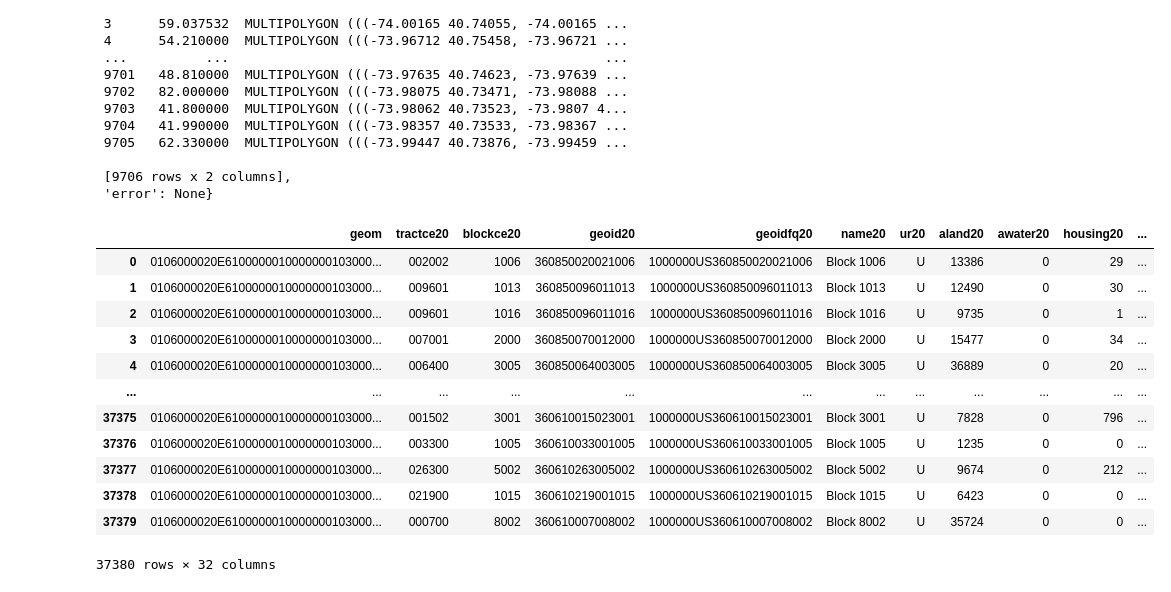
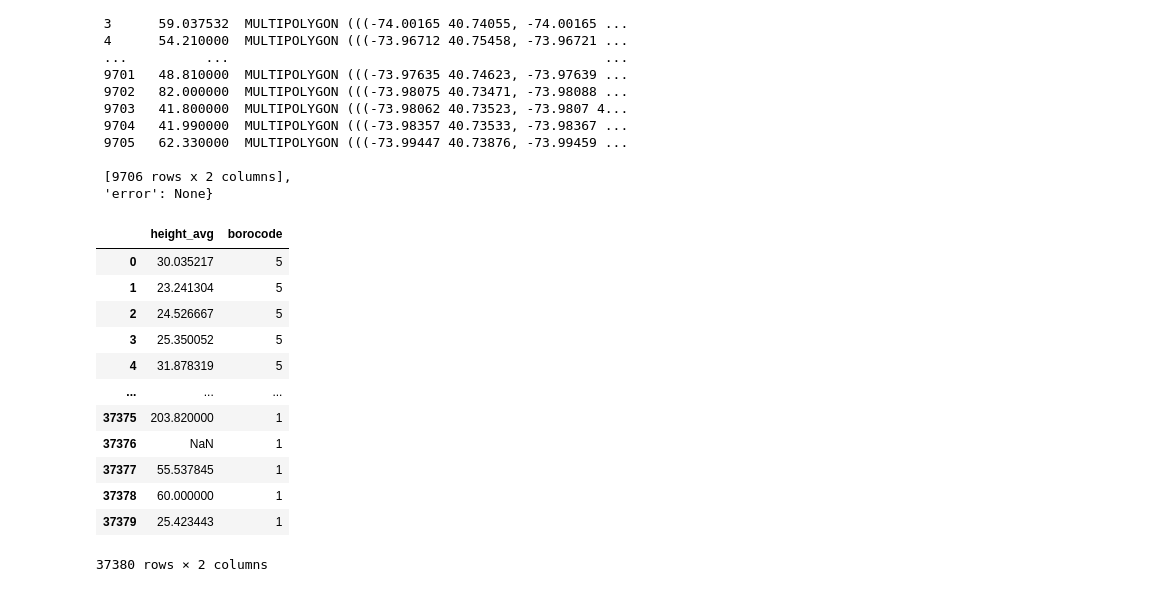
Before and after one commit to daegeun-kim/GeoEstateChat, a Jupyter notebook: notebooks/tests.ipynb, the cells around one changed output. Drawn from its saved outputs; the diff is of its cells as text; code cells hidden in the pictures.

```diff
--- a/notebooks/tests.ipynb
+++ b/notebooks/tests.ipynb
@@ -164,29 +164,29 @@ data retrieved from db
 # %%
 import pandas as pd
 from sqlalchemy import create_engine
 from dotenv import load_dotenv
 import os
 import geopandas as gpd
 
 load_dotenv(dotenv_path="../.env")
 
 DB_URL = os.getenv("db_url")
 engine = create_engine(DB_URL)
 
-sql = f"SELECT * FROM street_block"
+sql = f"SELECT height_avg, borocode FROM street_block"
 df = pd.read_sql(sql, con=engine)
 df
 # %% [output]
-|  | geom | tractce20 | blockce20 | geoid20 | geoidfq20 | name20 | ur20 | aland20 | awater20 | housing20 | ... |
-| 0 | 0106000020E6100000010000000103000... | 002002 | 1006 | 360850020021006 | 1000000US360850020021006 | Block 1006 | U | 13386 | 0 | 29 | ... |
-| 1 | 0106000020E6100000010000000103000... | 009601 | 1013 | 360850096011013 | 1000000US360850096011013 | Block 1013 | U | 12490 | 0 | 30 | ... |
-| 2 | 0106000020E6100000010000000103000... | 009601 | 1016 | 360850096011016 | 1000000US360850096011016 | Block 1016 | U | 9735 | 0 | 1 | ... |
-| 3 | 0106000020E6100000010000000103000... | 007001 | 2000 | 360850070012000 | 1000000US360850070012000 | Block 2000 | U | 15477 | 0 | 34 | ... |
-| 4 | 0106000020E6100000010000000103000... | 006400 | 3005 | 360850064003005 | 1000000US360850064003005 | Block 3005 | U | 36889 | 0 | 20 | ... |
-| ... | ... | ... | ... | ... | ... | ... | ... | ... | ... | ... | ... |
-| 37375 | 0106000020E6100000010000000103000... | 001502 | 3001 | 360610015023001 | 1000000US360610015023001 | Block 3001 | U | 7828 | 0 | 796 | ... |
-| 37376 | 0106000020E6100000010000000103000... | 003300 | 1005 | 360610033001005 | 1000000US360610033001005 | Block 1005 | U | 1235 | 0 | 0 | ... |
-| 37377 | 0106000020E6100000010000000103000... | 026300 | 5002 | 360610263005002 | 1000000US360610263005002 | Block 5002 | U | 9674 | 0 | 212 | ... |
-| 37378 | 0106000020E6100000010000000103000... | 021900 | 1015 | 360610219001015 | 1000000US360610219001015 | Block 1015 | U | 6423 | 0 | 0 | ... |
-| 37379 | 0106000020E6100000010000000103000... | 000700 | 8002 | 360610007008002 | 1000000US360610007008002 | Block 8002 | U | 35724 | 0 | 0 | ... |
+|  | height_avg | borocode |
+| 0 | 30.035217 | 5 |
+| 1 | 23.241304 | 5 |
+| 2 | 24.526667 | 5 |
+| 3 | 25.350052 | 5 |
+| 4 | 31.878319 | 5 |
+| ... | ... | ... |
+| 37375 | 203.820000 | 1 |
+| 37376 | NaN | 1 |
+| 37377 | 55.537845 | 1 |
+| 37378 | 60.000000 | 1 |
+| 37379 | 25.423443 | 1 |
-37380 rows × 32 columns
+37380 rows × 2 columns
```
Also changed, not shown: parts of 4 cells of this notebook, 13 other files.
